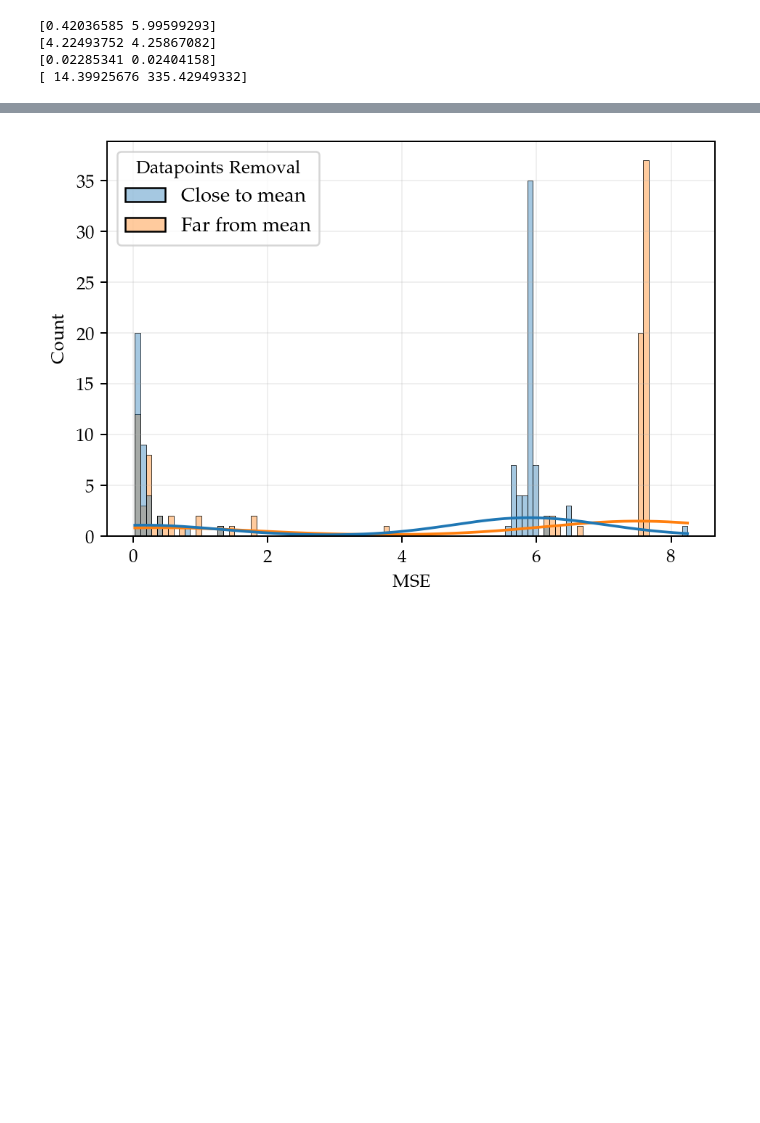
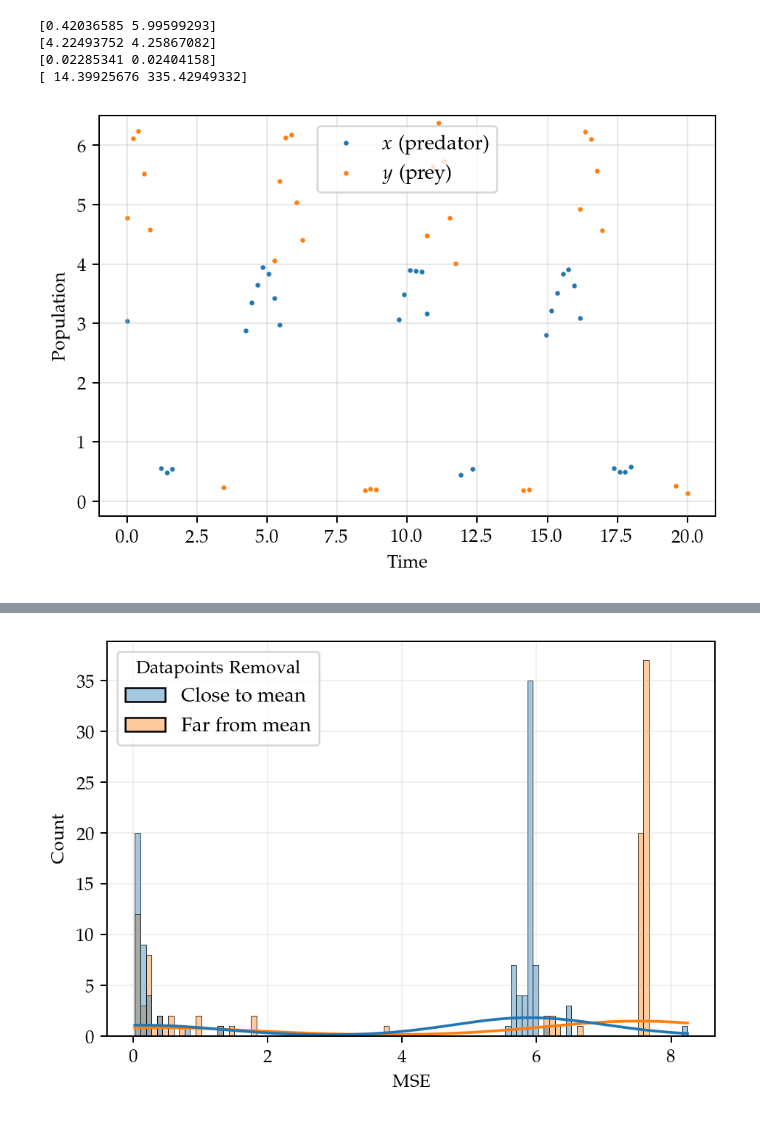
Before and after one commit to Maloup/stochastic-simulation-assignment3, a Jupyter notebook: Critical data points analysis.ipynb, the cells around one changed output, grey strips where cells are left out. Cells and saved outputs as stored; diff of their text form; code cells hidden in the pictures; blank space fills up the shorter version.

Commit message:
Plots for data removal

```diff
--- a/Critical data points analysis.ipynb
+++ b/Critical data points analysis.ipynb
@@ -133,3 +123,16 @@ print(np.max(results_70, axis = 1))
 [4.22493752 4.25867082]
 [0.02285341 0.02404158]
 [ 14.39925676 335.42949332]
+# %%
+P_trunc_min_70 = remove_points_mean(P, 70, min= True)
+
+plt.scatter(t, P_trunc_min_70[:,0], s=2.5, label="$x$ (predator)")
+plt.scatter(t, P_trunc_min_70[:,1], s=2.5, label="$y$ (prey)")
+plt.ylabel("Population")
+plt.xlabel("Time")
+plt.legend()
+plt.ylim(-0.25, 6.5)
+plt.grid(alpha=0.3)
+plt.show()
+# %% [output]
+[figure, added]
```
Also changed, not shown: parts of 2 cells of this notebook, 1 other file.
